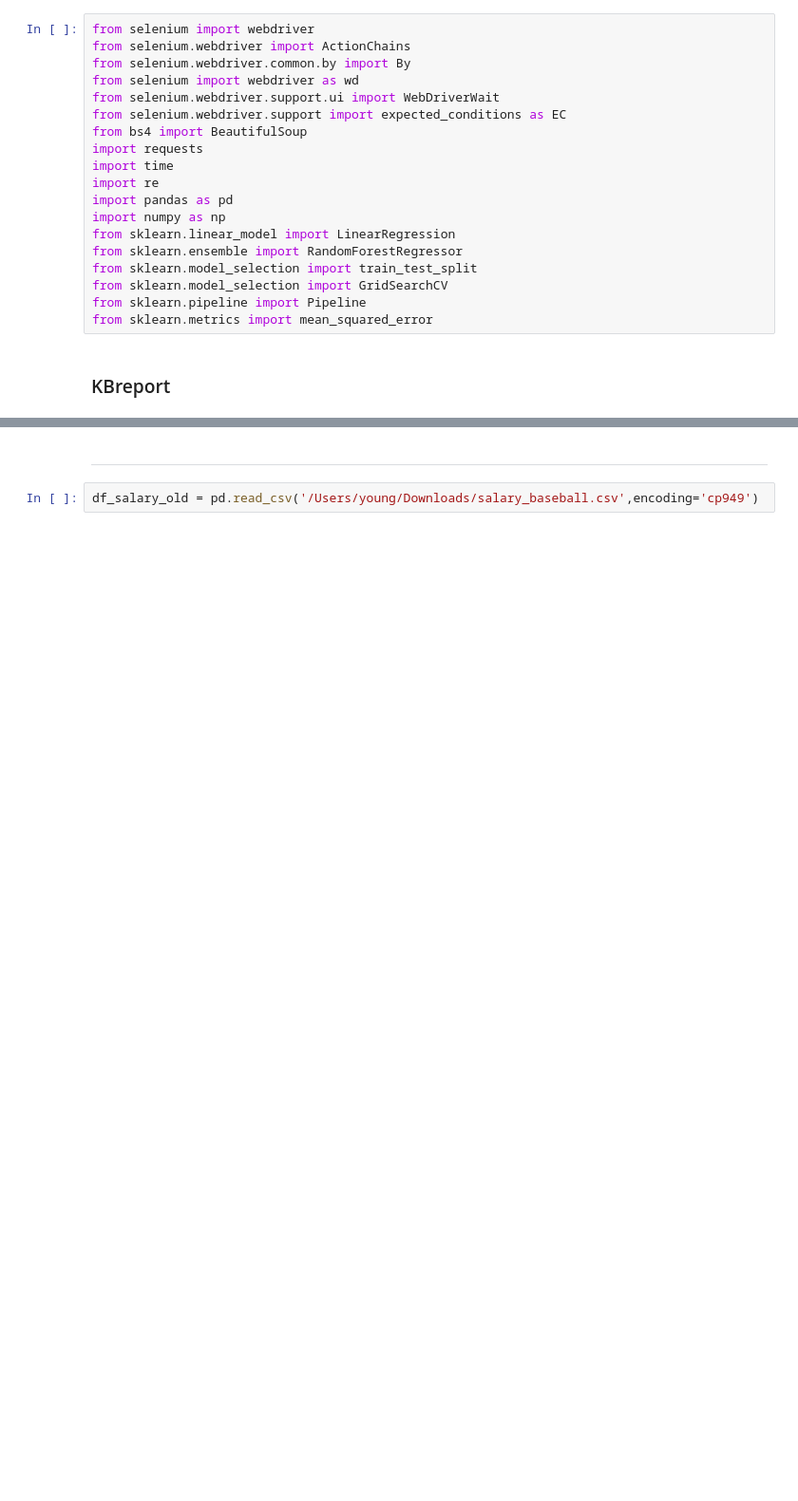
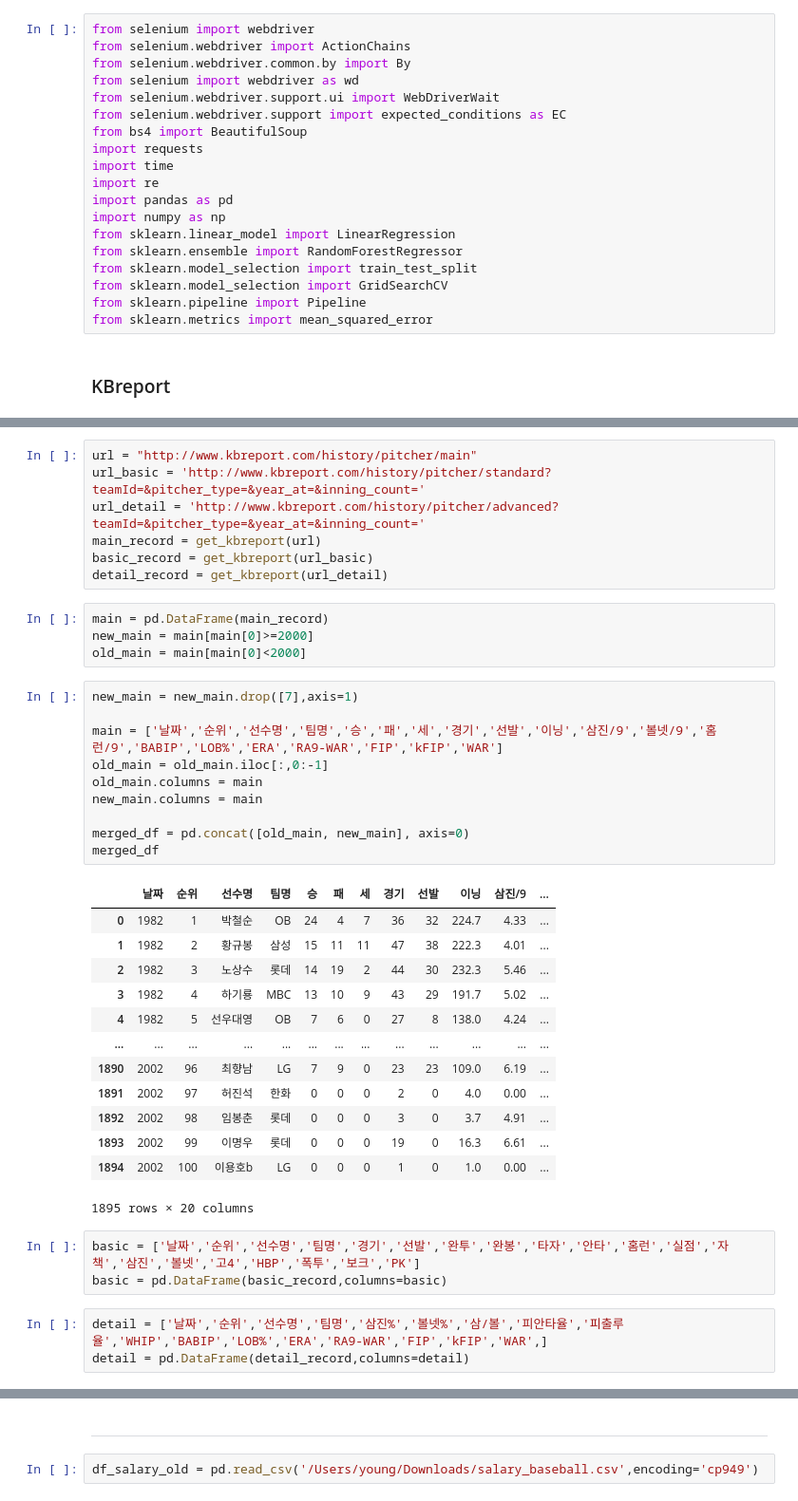
Before and after one commit to skadudd/adDev, a Jupyter notebook: DA_study/project/kbo_earnings.ipynb, the cells around one changed output, grey strips where cells are left out. Shown at 95% size. Cells and saved outputs as stored; diff of their text form; blank space fills up the shorter version.

```diff
--- a/DA_study/project/kbo_earnings.ipynb
+++ b/DA_study/project/kbo_earnings.ipynb
@@ -91,0 +66,41 @@ pd.DataFrame(old_record)
+# %%
+url = "http://www.kbreport.com/history/pitcher/main"
+url_basic = 'http://www.kbreport.com/history/pitcher/standard?teamId=&pitcher_type=&year_at=&inning_count='
+url_detail = 'http://www.kbreport.com/history/pitcher/advanced?teamId=&pitcher_type=&year_at=&inning_count='
+main_record = get_kbreport(url)
+basic_record = get_kbreport(url_basic)
+detail_record = get_kbreport(url_detail)
+# %%
+main = pd.DataFrame(main_record)
+new_main = main[main[0]>=2000]
+old_main = main[main[0]<2000]
+# %%
+new_main = new_main.drop([7],axis=1)
+
+main = ['날짜','순위','선수명','팀명','승','패','세','경기','선발','이닝','삼진/9','볼넷/9','홈런/9','BABIP','LOB%','ERA','RA9-WAR','FIP','kFIP','WAR']
+old_main = old_main.iloc[:,0:-1]
+old_main.columns = main
+new_main.columns = main
+
+merged_df = pd.concat([old_main, new_main], axis=0)
+merged_df
+# %% [output]
+|  | 날짜 | 순위 | 선수명 | 팀명 | 승 | 패 | 세 | 경기 | 선발 | 이닝 | 삼진/9 | ... |
+| 0 | 1982 | 1 | 박철순 | OB | 24 | 4 | 7 | 36 | 32 | 224.7 | 4.33 | ... |
+| 1 | 1982 | 2 | 황규봉 | 삼성 | 15 | 11 | 11 | 47 | 38 | 222.3 | 4.01 | ... |
+| 2 | 1982 | 3 | 노상수 | 롯데 | 14 | 19 | 2 | 44 | 30 | 232.3 | 5.46 | ... |
+| 3 | 1982 | 4 | 하기룡 | MBC | 13 | 10 | 9 | 43 | 29 | 191.7 | 5.02 | ... |
+| 4 | 1982 | 5 | 선우대영 | OB | 7 | 6 | 0 | 27 | 8 | 138.0 | 4.24 | ... |
+| ... | ... | ... | ... | ... | ... | ... | ... | ... | ... | ... | ... | ... |
+| 1890 | 2002 | 96 | 최향남 | LG | 7 | 9 | 0 | 23 | 23 | 109.0 | 6.19 | ... |
+| 1891 | 2002 | 97 | 허진석 | 한화 | 0 | 0 | 0 | 2 | 0 | 4.0 | 0.00 | ... |
+| 1892 | 2002 | 98 | 임봉춘 | 롯데 | 0 | 0 | 0 | 3 | 0 | 3.7 | 4.91 | ... |
+| 1893 | 2002 | 99 | 이명우 | 롯데 | 0 | 0 | 0 | 19 | 0 | 16.3 | 6.61 | ... |
+| 1894 | 2002 | 100 | 이용호b | LG | 0 | 0 | 0 | 1 | 0 | 1.0 | 0.00 | ... |
+1895 rows × 20 columns
+# %%
+basic = ['날짜','순위','선수명','팀명','경기','선발','완투','완봉','타자','안타','홈런','실점','자책','삼진','볼넷','고4','HBP','폭투','보크','PK']
+basic = pd.DataFrame(basic_record,columns=basic)
+# %%
+detail = ['날짜','순위','선수명','팀명','삼진%','볼넷%','삼/볼','피안타율','피출루율','WHIP','BABIP','LOB%','ERA','RA9-WAR','FIP','kFIP','WAR',]
+detail = pd.DataFrame(detail_record,columns=detail)
```
Also changed, not shown: parts of 22 cells of this notebook.
